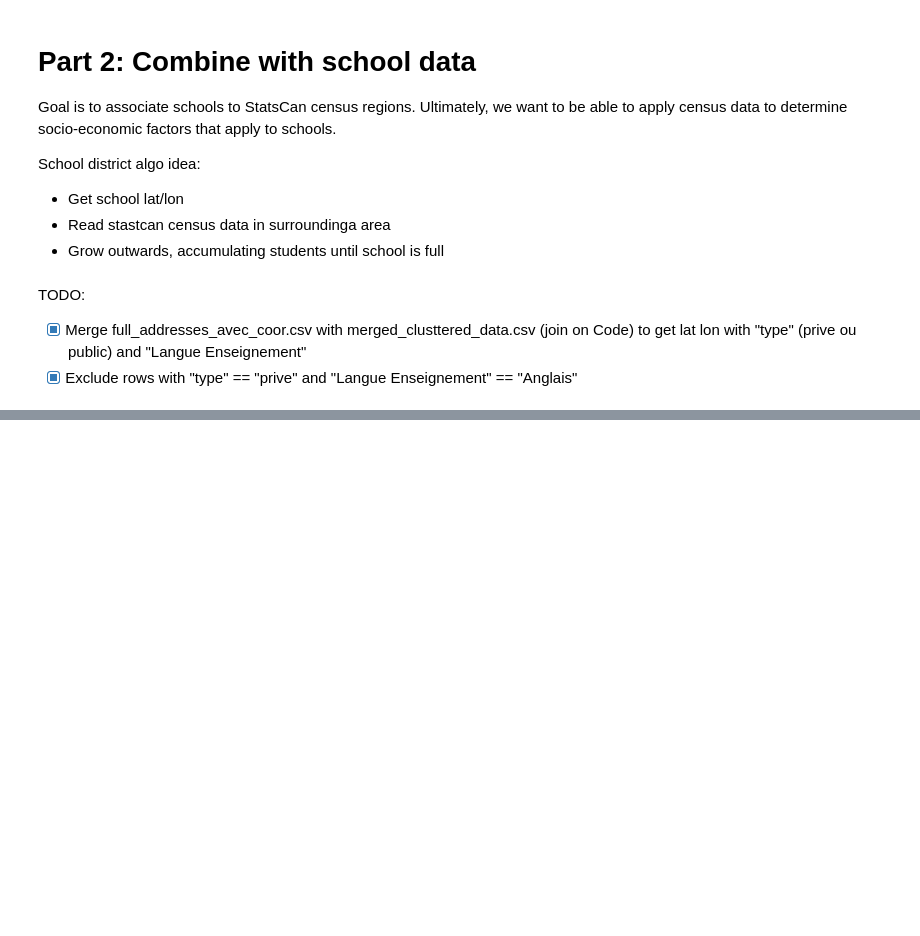
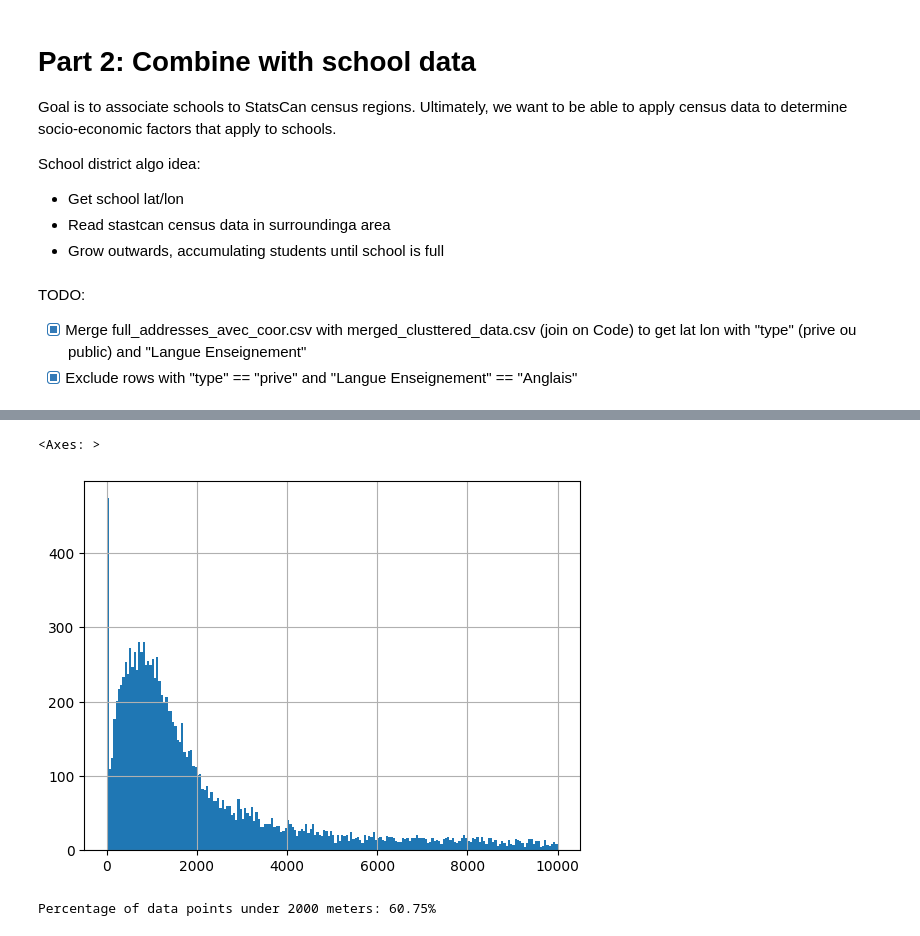
Before and after one commit to NBrown140/analyze-ecole-qc, a Jupyter notebook: explore.ipynb, the cells around one changed output, grey strips where cells are left out. Drawn from its saved outputs; the diff is of its cells as text; code cells hidden in the pictures; blank space fills up the shorter version.

Commit message:
Add distance output

```diff
--- a/explore.ipynb
+++ b/explore.ipynb
@@ -191,13 +223,13 @@ diss_areas_gdf = diss_areas.to_crs(utm_crs)
 combined_gdf = combined_gdf.to_crs(utm_crs)
 
 # Match
-diss_areas_gdf = gpd.sjoin_nearest(diss_areas_gdf, schools_fr_public_gdf[['Code', 'geometry']])
+diss_areas_gdf = gpd.sjoin_nearest(diss_areas_gdf, schools_fr_public_gdf[['Code', 'geometry']], distance_col="distance")
 diss_areas_gdf.drop(columns=['index_right'], inplace=True)
 
 # Save full datasets
 diss_areas_gdf.to_parquet("data/output/census_2021_qc_parsed_with_schools_fr_public.parquet", compression="snappy", index=False, engine="pyarrow")
 diss_areas_gdf.to_csv("data/output/census_2021_qc_parsed_with_schools_fr_public.csv")
 # Save simple mapping only
-diss_areas_gdf[["DGUID", "Code"]].to_csv("data/output/census_2021_qc_parsed_with_schools_fr_public_mapping.csv")
+diss_areas_gdf[["DGUID", "Code", "distance"]].to_csv("data/output/census_2021_qc_parsed_with_schools_fr_public_mapping.csv")
 
 diss_areas_gdf.head()
@@ -203,0 +247,18 @@ diss_areas_gdf.head()
+# %%
+diss_areas_gdf["distance"].hist(bins=200, range=(0, 10000))
+# %% [output]
+<Axes: >
+[figure, added]
+# %%
+def percentage_under_distance(df, distance_value):
+    total_points = len(df)
+    points_under_distance = len(df[df['distance'] <= distance_value])
+    percentage = (points_under_distance / total_points) * 100
+    return percentage
+
+# Example usage
+distance_value = 2000  # specify the distance value
+percentage = percentage_under_distance(diss_areas_gdf, distance_value)
+print(f"Percentage of data points under {distance_value} meters: {percentage:.2f}%")
+# %% [output]
+Percentage of data points under 2000 meters: 60.75%
```
Also changed, not shown: parts of 3 cells of this notebook, 3 other files.
